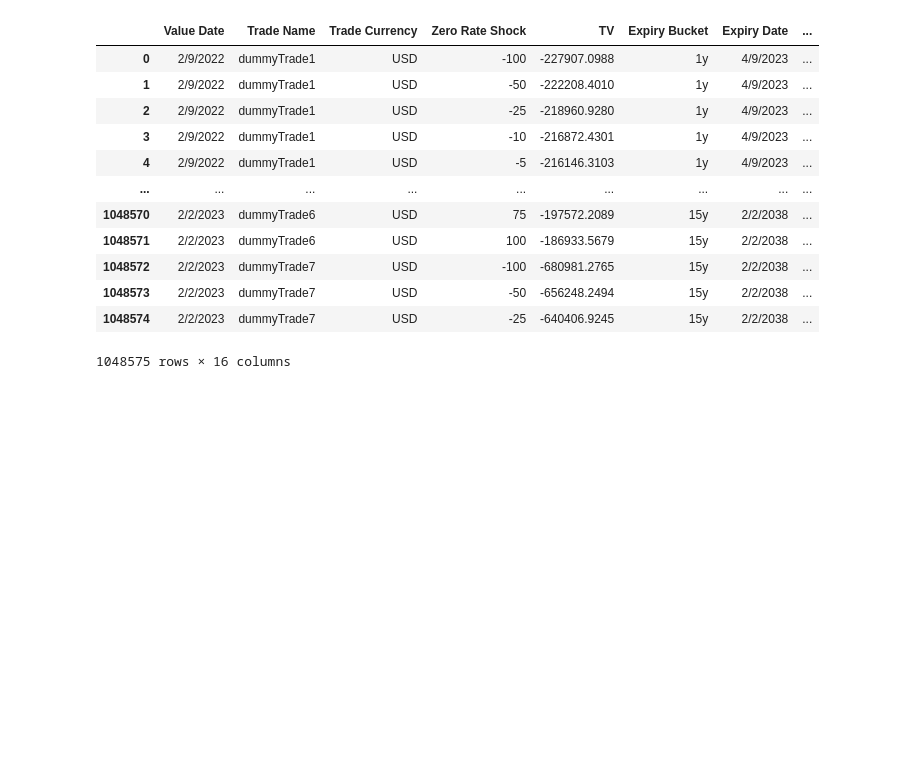
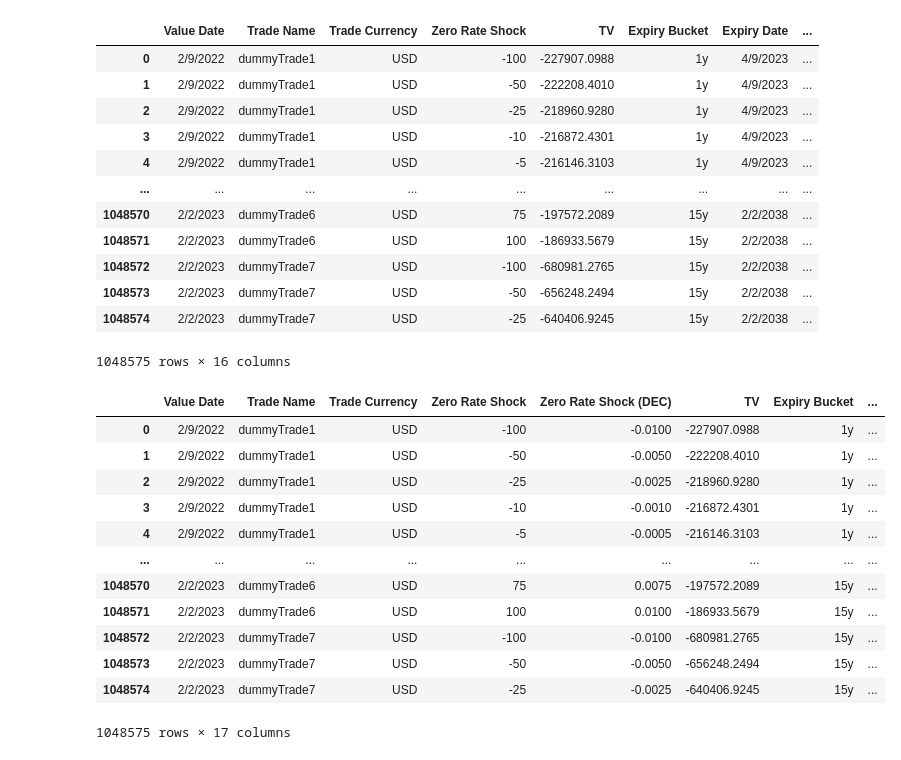
Before and after one commit to jacksonhk/UBS-data, a Jupyter notebook: preprocess.ipynb, the cells around one changed output. Saved outputs shown, nothing was run; the diff lists cells and outputs as text; code cells hidden in the pictures; blank space fills up the shorter version.

```diff
--- a/preprocess.ipynb
+++ b/preprocess.ipynb
@@ -102,0 +99,4 @@ swap_rate
+# %%
+swap_rate = swap_rate.drop(columns = "Start Date")
+swap_rate = swap_rate.rename(columns = {"Tenor": "CMS Tenor", "Date": "Value Date"})
+swap_rate
@@ -103,14 +117,12 @@ swap_rate
 # %%
 ir['CMS Tenor'] = ir['Trade Name'].map(dummyTenorCMS).map(YtoInt)
-zero = ir.loc[ir['Zero Rate Shock'] == 0]
+#zero = ir.loc[ir['Zero Rate Shock'] == 0]
 # map the swap rate to the current zero rate shock 0 swap rate, fill zero rate change later
 
 
-zero = zero.merge(swap_rate, left_on = ['Value Date', 'CMS Tenor'], right_on = ['Date', 'Tenor'], how = "left")
+ir = ir.merge(swap_rate, on = ['Value Date', 'CMS Tenor'], how = "left")
+ir
 
-
-zero.drop(columns = ['Tenor', 'Date', 'Start Date'], inplace = True)
-zero
 ## only map swap rate to zero shock data
 # %% [output]
 |  | Value Date | Trade Name | Trade Currency | Zero Rate Shock | TV | Expiry Bucket | Expiry Date | ... |
@@ -129,6 +141,6 @@ zero
 # %%
-ir = ir.merge(zero, on = ['Value Date', 'Trade Name', 'Zero Rate Shock', 'Trade Currency',  'TV',
-       'Expiry Bucket', 'Expiry Date', 'Tenor Bucket', 'Vega', 'CMS Tenor'],  how = "left")
+#ir = ir.merge(zero, on = ['Value Date', 'Trade Name', 'Zero Rate Shock', 'Trade Currency',  'TV',
+       #'Expiry Bucket', 'Expiry Date', 'Tenor Bucket', 'Vega', 'CMS Tenor'],  how = "left")
 # merge zero shock swap rate data back to IR data
 # %%
 ir
@@ -189,0 +205,19 @@ ir.to_csv("complete ir.csv")
+# %%
+ir['Swap Rate'] = ir['Swap Rate']/100
+# %%
+ir.insert(4, "Zero Rate Shock (DEC)", ir['Zero Rate Shock'] / 10000)
+ir
+# %% [output]
+|  | Value Date | Trade Name | Trade Currency | Zero Rate Shock | Zero Rate Shock (DEC) | TV | Expiry Bucket | ... |
+| 0 | 2/9/2022 | dummyTrade1 | USD | -100 | -0.0100 | -227907.0988 | 1y | ... |
+| 1 | 2/9/2022 | dummyTrade1 | USD | -50 | -0.0050 | -222208.4010 | 1y | ... |
+| 2 | 2/9/2022 | dummyTrade1 | USD | -25 | -0.0025 | -218960.9280 | 1y | ... |
+| 3 | 2/9/2022 | dummyTrade1 | USD | -10 | -0.0010 | -216872.4301 | 1y | ... |
+| 4 | 2/9/2022 | dummyTrade1 | USD | -5 | -0.0005 | -216146.3103 | 1y | ... |
+| ... | ... | ... | ... | ... | ... | ... | ... | ... |
+| 1048570 | 2/2/2023 | dummyTrade6 | USD | 75 | 0.0075 | -197572.2089 | 15y | ... |
+| 1048571 | 2/2/2023 | dummyTrade6 | USD | 100 | 0.0100 | -186933.5679 | 15y | ... |
+| 1048572 | 2/2/2023 | dummyTrade7 | USD | -100 | -0.0100 | -680981.2765 | 15y | ... |
+| 1048573 | 2/2/2023 | dummyTrade7 | USD | -50 | -0.0050 | -656248.2494 | 15y | ... |
+| 1048574 | 2/2/2023 | dummyTrade7 | USD | -25 | -0.0025 | -640406.9245 | 15y | ... |
+1048575 rows × 17 columns
```
Also changed, not shown: parts of 9 cells of this notebook.
